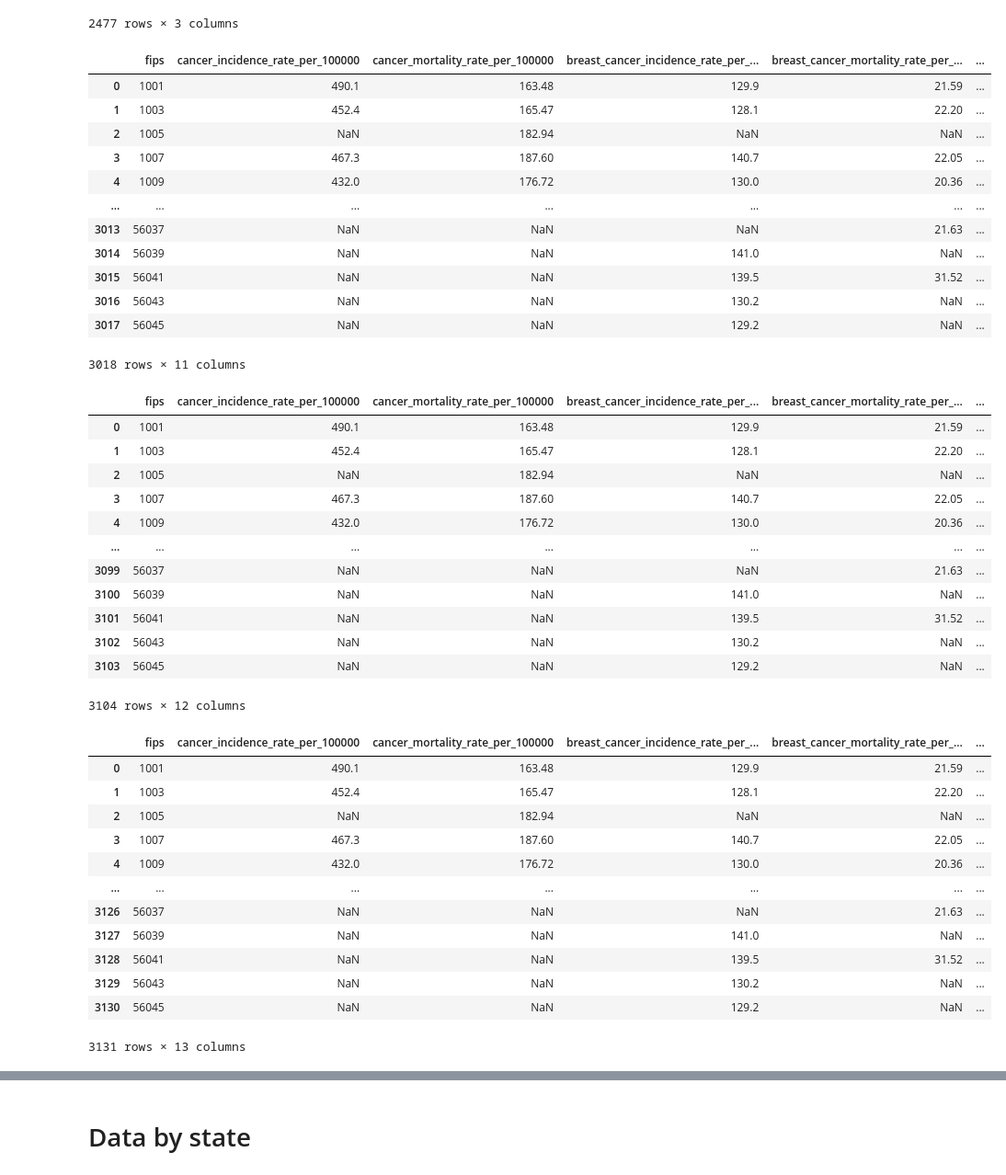
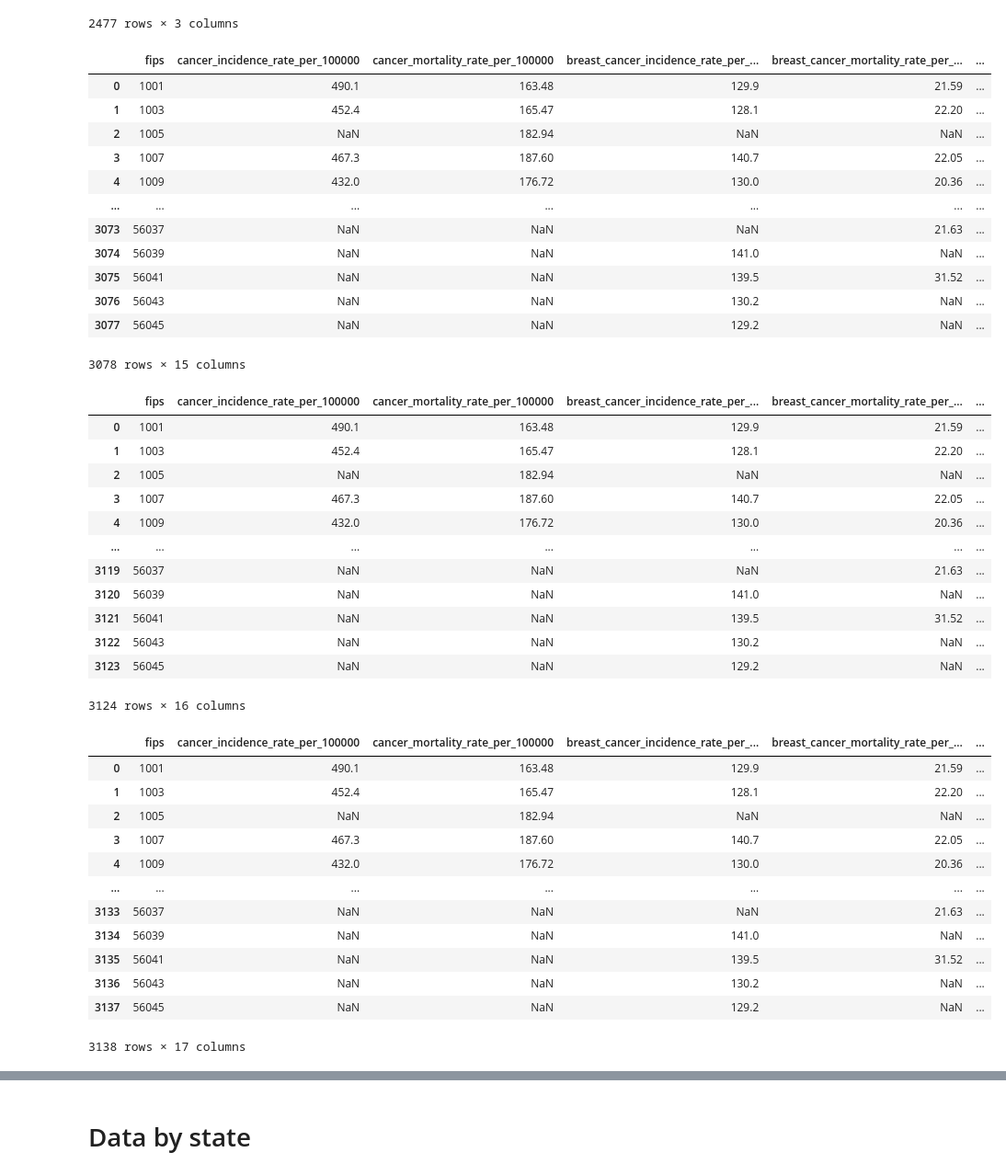
Before and after one commit to agale123/sep-cancer-inequality, a Jupyter notebook: notebooks/cleaning/nci.ipynb, the cells around one changed output, grey strips where cells are left out. Shown at 92% size. Drawn from its saved outputs; the diff is of its cells as text; code cells hidden in the pictures.

```diff
--- a/notebooks/cleaning/nci.ipynb
+++ b/notebooks/cleaning/nci.ipynb
@@ -71,39 +71,41 @@ def add_cancer_rates(df_old, file_name, formatted_name):
             "County FIPS": "fips",
             "Age-Adjusted Rate per 100,000": formatted_name
             + "_cancer_incidence_rate_per_100000",
         },
     )
     df_new = add_file(
         df_new,
         "Mortality_US_by_County_All_Races_" + file_name + "_2014_-_2018.csv",
         {
             "County FIPS": "fips",
             "Age-Adjusted Rate per 100,000": formatted_name
             + "_cancer_mortality_rate_per_100000",
         },
     )
     return df_new
 
 
 df = add_cancer_rates(df, "Breast_(Female)", "breast")
 df = add_cancer_rates(df, "Colon_&_Rectum_(Both_Sexes)", "colorectal")
 df = add_cancer_rates(df, "Lung_&_Bronchus_(Both_Sexes)", "lung")
 df = add_cancer_rates(df, "Prostate_(Male)", "prostate")
+df = add_cancer_rates(df, "Leukemia_(Both_Sexes)", "leukemia")
+df = add_cancer_rates(df, "Non-Hodgkin_Lymphoma_(Both_Sexes)", "non_hodgkin_lymphoma")
 df
 # %% [output]
 |  | fips | cancer_incidence_rate_per_100000 | cancer_mortality_rate_per_100000 | breast_cancer_incidence_rate_per_... | breast_cancer_mortality_rate_per_... | ... |
 | 0 | 1001 | 490.1 | 163.48 | 129.9 | 21.59 | ... |
 | 1 | 1003 | 452.4 | 165.47 | 128.1 | 22.20 | ... |
 | 2 | 1005 | NaN | 182.94 | NaN | NaN | ... |
 | 3 | 1007 | 467.3 | 187.60 | 140.7 | 22.05 | ... |
 | 4 | 1009 | 432.0 | 176.72 | 130.0 | 20.36 | ... |
 | ... | ... | ... | ... | ... | ... | ... |
-| 3013 | 56037 | NaN | NaN | NaN | 21.63 | ... |
-| 3014 | 56039 | NaN | NaN | 141.0 | NaN | ... |
-| 3015 | 56041 | NaN | NaN | 139.5 | 31.52 | ... |
-| 3016 | 56043 | NaN | NaN | 130.2 | NaN | ... |
-| 3017 | 56045 | NaN | NaN | 129.2 | NaN | ... |
+| 3073 | 56037 | NaN | NaN | NaN | 21.63 | ... |
+| 3074 | 56039 | NaN | NaN | 141.0 | NaN | ... |
+| 3075 | 56041 | NaN | NaN | 139.5 | 31.52 | ... |
+| 3076 | 56043 | NaN | NaN | 130.2 | NaN | ... |
+| 3077 | 56045 | NaN | NaN | 129.2 | NaN | ... |
-3018 rows × 11 columns
+3078 rows × 15 columns
 # %%
 # Household income
 df = add_file(
@@ -120,12 +122,12 @@ df
 | 3 | 1007 | 467.3 | 187.60 | 140.7 | 22.05 | ... |
 | 4 | 1009 | 432.0 | 176.72 | 130.0 | 20.36 | ... |
 | ... | ... | ... | ... | ... | ... | ... |
-| 3099 | 56037 | NaN | NaN | NaN | 21.63 | ... |
-| 3100 | 56039 | NaN | NaN | 141.0 | NaN | ... |
-| 3101 | 56041 | NaN | NaN | 139.5 | 31.52 | ... |
-| 3102 | 56043 | NaN | NaN | 130.2 | NaN | ... |
-| 3103 | 56045 | NaN | NaN | 129.2 | NaN | ... |
+| 3119 | 56037 | NaN | NaN | NaN | 21.63 | ... |
+| 3120 | 56039 | NaN | NaN | 141.0 | NaN | ... |
+| 3121 | 56041 | NaN | NaN | 139.5 | 31.52 | ... |
+| 3122 | 56043 | NaN | NaN | 130.2 | NaN | ... |
+| 3123 | 56045 | NaN | NaN | 129.2 | NaN | ... |
-3104 rows × 12 columns
+3124 rows × 16 columns
 # %%
 # Language isolation
 df = add_file(
@@ -142,12 +144,12 @@ df
 | 3 | 1007 | 467.3 | 187.60 | 140.7 | 22.05 | ... |
 | 4 | 1009 | 432.0 | 176.72 | 130.0 | 20.36 | ... |
 | ... | ... | ... | ... | ... | ... | ... |
-| 3126 | 56037 | NaN | NaN | NaN | 21.63 | ... |
-| 3127 | 56039 | NaN | NaN | 141.0 | NaN | ... |
-| 3128 | 56041 | NaN | NaN | 139.5 | 31.52 | ... |
-| 3129 | 56043 | NaN | NaN | 130.2 | NaN | ... |
-| 3130 | 56045 | NaN | NaN | 129.2 | NaN | ... |
+| 3133 | 56037 | NaN | NaN | NaN | 21.63 | ... |
+| 3134 | 56039 | NaN | NaN | 141.0 | NaN | ... |
+| 3135 | 56041 | NaN | NaN | 139.5 | 31.52 | ... |
+| 3136 | 56043 | NaN | NaN | 130.2 | NaN | ... |
+| 3137 | 56045 | NaN | NaN | 129.2 | NaN | ... |
-3131 rows × 13 columns
+3138 rows × 17 columns
 # %%
 # Age demographics
 df = add_file(
```
Also changed, not shown: parts of 8 cells of this notebook, 16 other files.
